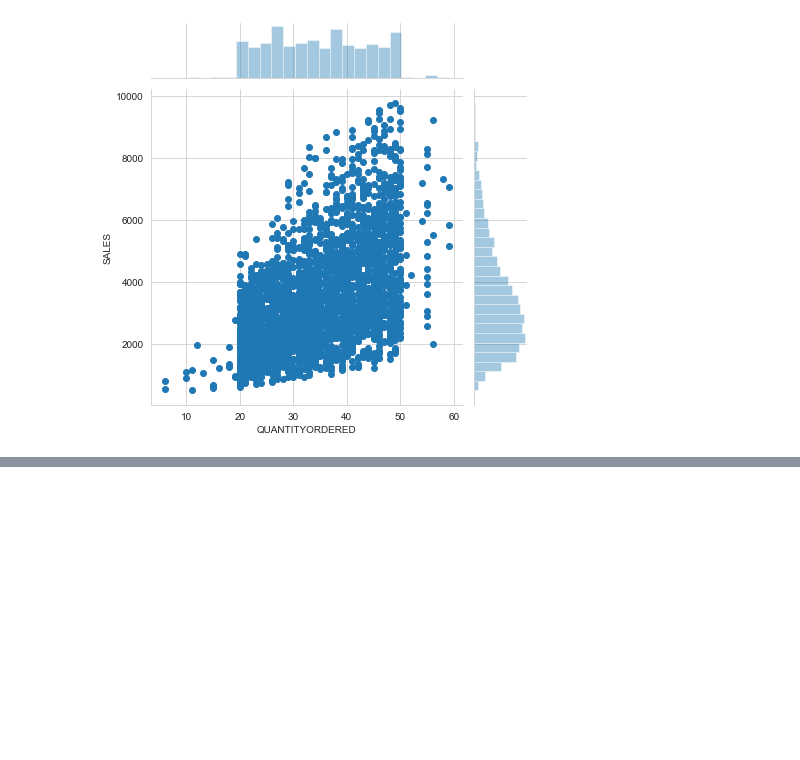
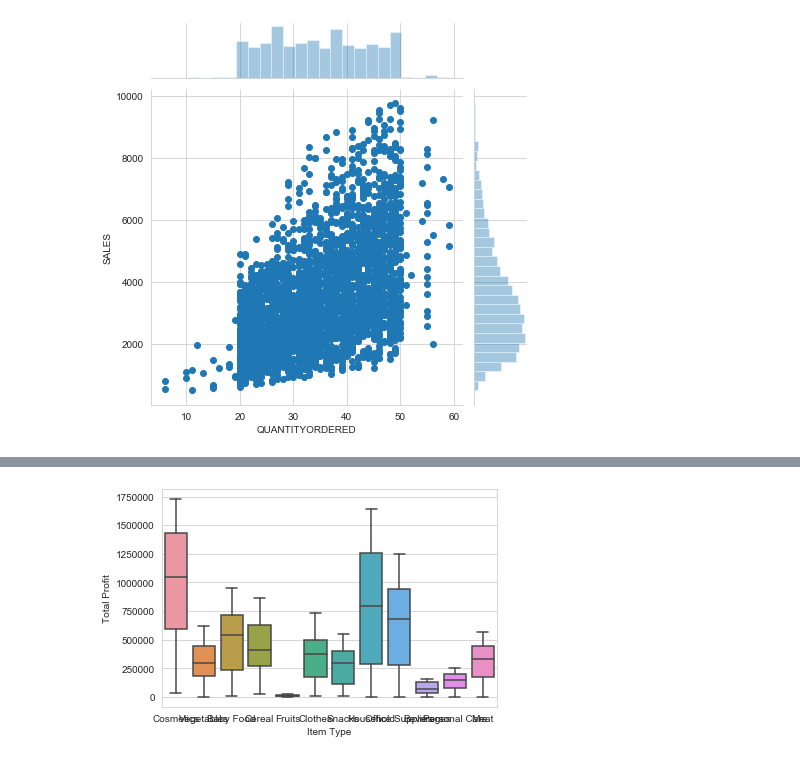
Before and after one commit to Deepanshuchauhan123/Machine-Learning, a Jupyter notebook: Seaborn/Seaborn.ipynb, the cells around one changed output, grey strips where cells are left out. Drawn from its saved outputs; the diff is of its cells as text; code cells hidden in the pictures; blank space fills up the shorter version.

Commit message:
seaborn graphs

```diff
--- a/Seaborn/Seaborn.ipynb
+++ b/Seaborn/Seaborn.ipynb
@@ -77,3 +77,6 @@ sns.jointplot('QUANTITYORDERED','SALES',data1)
 plt.show()
 # %% [output]
 [figure]
+# %%
+dataframe = pd.read_csv("1000 Sales Records.csv")
+dataframe.head()
@@ -79,0 +90,5 @@ plt.show()
+# %%
+sns.boxplot(x='Item Type',y='Total Profit',data=dataframe)
+plt.show()
+# %% [output]
+[figure, added]
```
Also changed, not shown: parts of 2 cells of this notebook, 1 other file.
